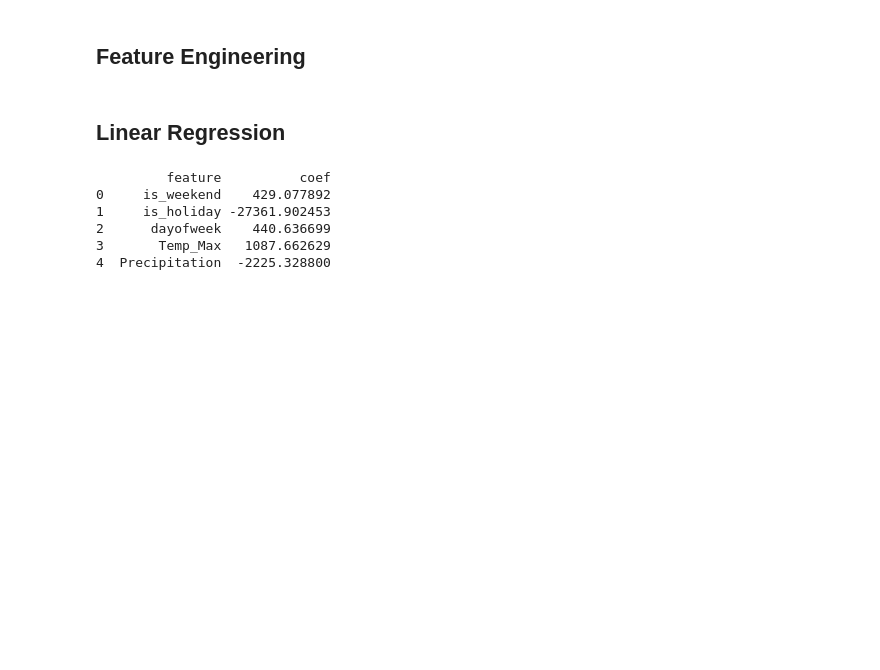
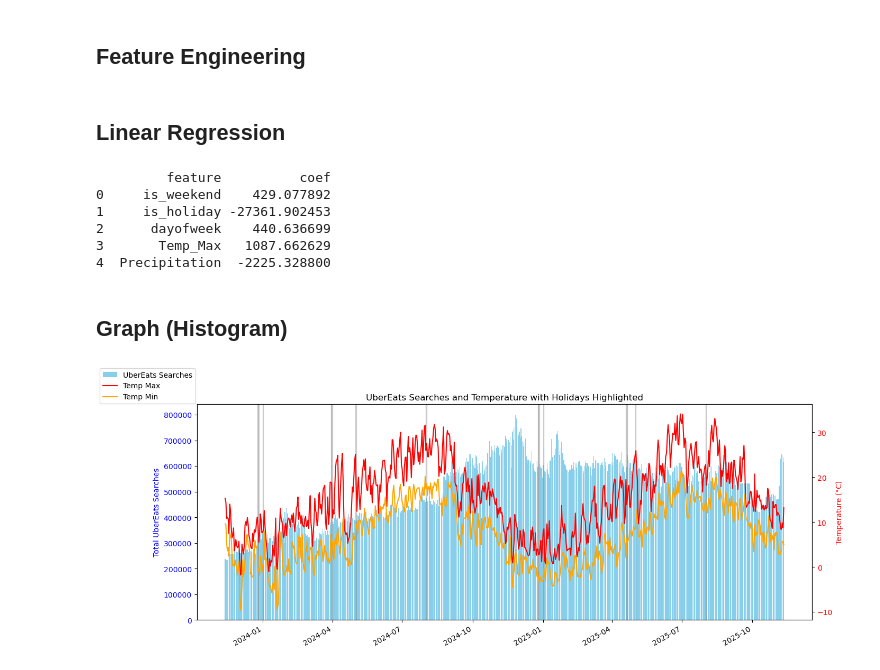
Before and after one commit to cedricly-git/BADS_Capstone_repo, a Jupyter notebook: data.ipynb, the cells around one changed output. Saved outputs shown, nothing was run; the diff lists cells and outputs as text; code cells hidden in the pictures; blank space fills up the shorter version.

```diff
--- a/data.ipynb
+++ b/data.ipynb
@@ -90,6 +91,9 @@ uber['Day'] = pd.to_datetime(uber['Day'])
 # For now, let's assume all UberEats data is for Zurich
 uber['City'] = 'Zurich'
 
+# Create average temperature column
+weather_df['Temp_Avg'] = (weather_df['Temp_Max'] + weather_df['Temp_Min']) / 2
+
 # Merge datasets
 merged_df = pd.merge(uber, weather_df, on=["Day", "City"], how="left")
 
@@ -160,3 +164,34 @@ print(coef)
 2      dayofweek    440.636699
 3       Temp_Max   1087.662629
 4  Precipitation  -2225.328800
+# %% [markdown]
+## Graph (Histogram)
+# %%
+# Assume merged_df has columns: Day, total_ubereats, Temp_Max, Temp_Min, is_holiday
+
+fig, ax1 = plt.subplots(figsize=(15,6))
+
+# Plot UberEats searches as bars
+ax1.bar(merged_df['Day'], merged_df['total_ubereats'], color='skyblue', label='UberEats Searches')
+ax1.set_ylabel('Total UberEats Searches', color='blue')
+ax1.tick_params(axis='y', labelcolor='blue')
+
+# Plot temperature on a second y-axis
+ax2 = ax1.twinx()
+ax2.plot(merged_df['Day'], merged_df['Temp_Max'], color='red', label='Temp Max')
+ax2.plot(merged_df['Day'], merged_df['Temp_Min'], color='orange', label='Temp Min')
+ax2.set_ylabel('Temperature (°C)', color='red')
+ax2.tick_params(axis='y', labelcolor='red')
+
+# Highlight holidays
+for i, row in merged_df.iterrows():
+    if row['is_holiday'] == 1:
+        ax1.axvspan(row['Day'], row['Day'] + pd.Timedelta(days=1), color='grey', alpha=0.3)
+
+# Improve layout
+fig.autofmt_xdate()
+fig.legend(loc='upper left')
+plt.title('UberEats Searches and Temperature with Holidays Highlighted')
+plt.show()
+# %% [output]
+[figure, added]
```
Also changed, not shown: parts of 2 cells of this notebook.
